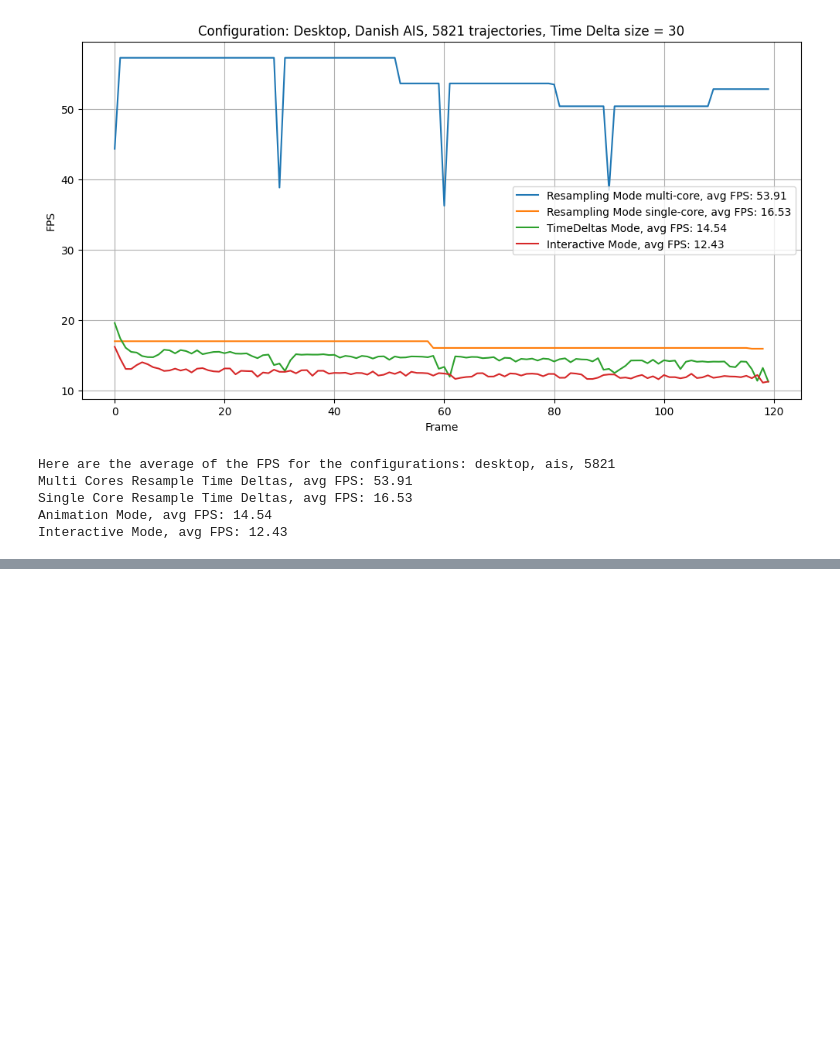
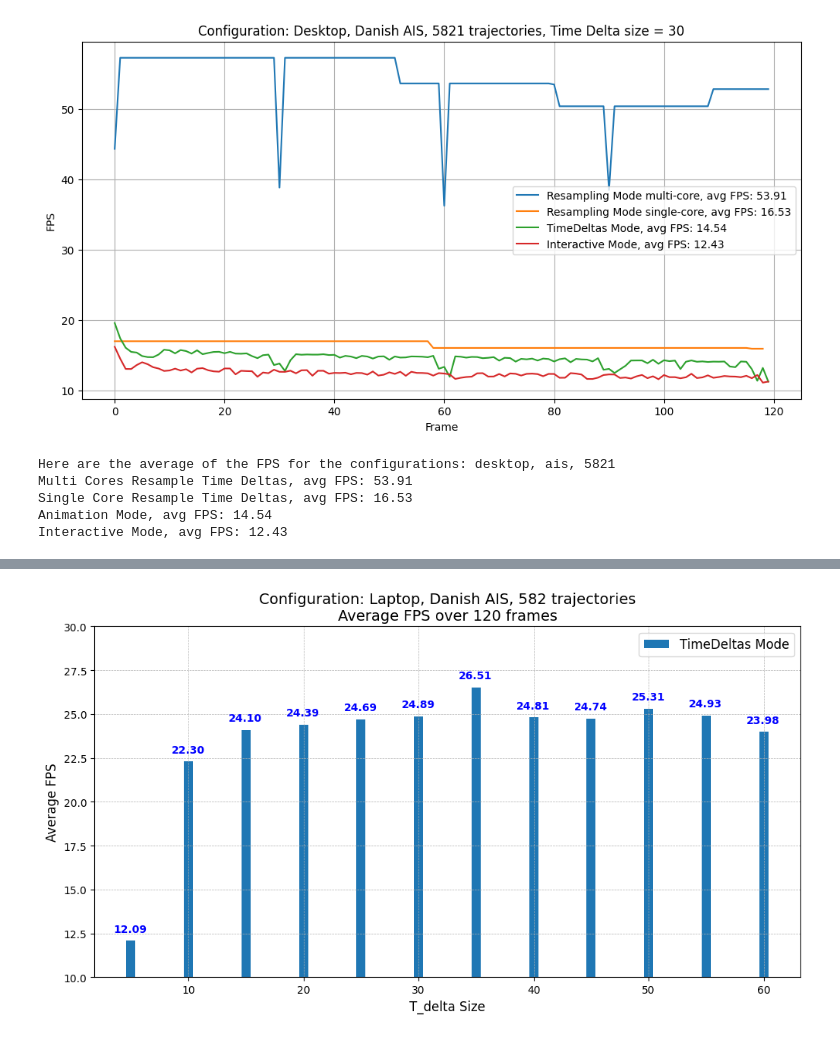
Before and after one commit to amanzer/move_layer, a Jupyter notebook: results.ipynb, the cells around one changed output, grey strips where cells are left out. Drawn from its saved outputs; the diff is of its cells as text; code cells hidden in the pictures; blank space fills up the shorter version.

```diff
--- a/results.ipynb
+++ b/results.ipynb
@@ -251,0 +256,36 @@ plt.show()
+# %%
+import pickle
+import matplotlib.pyplot as plt
+
+# Define the delta sizes
+t_delta_sizes = [5,10,15,20,25,30,35 ,40, 45, 50, 55, 60]
+
+# Set up the figure
+plt.figure(figsize=(12, 6))  # Adjusted figure size for better fit and readability
+average_fps = []
+
+# Load and process data
+for tdeltasize in t_delta_sizes:
+    with open(f"laptop_results/timedeltas_mode/ais_582_{tdeltasize}_laptop_timedeltas_mode_fps_record.pkl", "rb") as f:
+        fps_record_timedeltas = pickle.load(f)
+    average_fps.append(sum(fps_record_timedeltas) / len(fps_record_timedeltas))
+
+# Create a bar plot
+plt.bar(t_delta_sizes, average_fps, label='TimeDeltas Mode')  # Changed bar color for better visuals
+plt.xlabel('T_delta Size', fontsize=12)  # Increased font size
+plt.ylabel('Average FPS', fontsize=12)  # Increased font size
+plt.title('Configuration: Laptop, Danish AIS, 582 trajectories\nAverage FPS over 120 frames', fontsize=14)  # Increased title font size
+
+# Adding numerical labels on each bar
+for i, v in enumerate(average_fps):
+    plt.text(t_delta_sizes[i] - 1.5, v + 0.5, f"{v:.2f}", color='blue', fontweight='bold')  # Adjust text alignment and add bold for better visibility
+
+plt.ylim(10, 30)
+# Add grid and legend
+plt.grid(True, which='both', linestyle='--', linewidth=0.5)  # Added grid lines for better readability
+plt.legend(fontsize=12)  # Adjust legend font size
+
+# Show plot
+plt.show()
+# %% [output]
+[figure, added]
```
Also changed, not shown: parts of 3 cells of this notebook, 17 other files.
